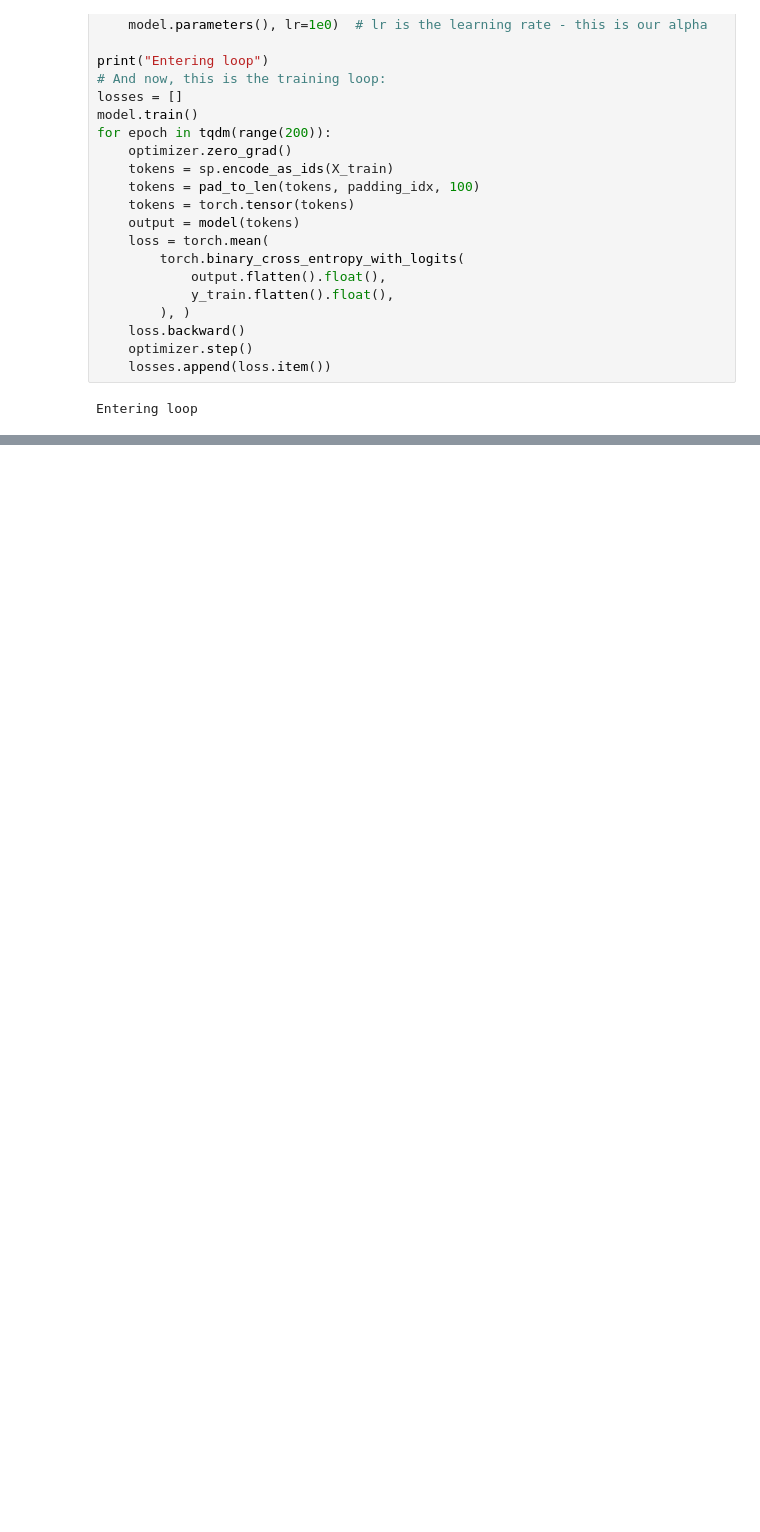
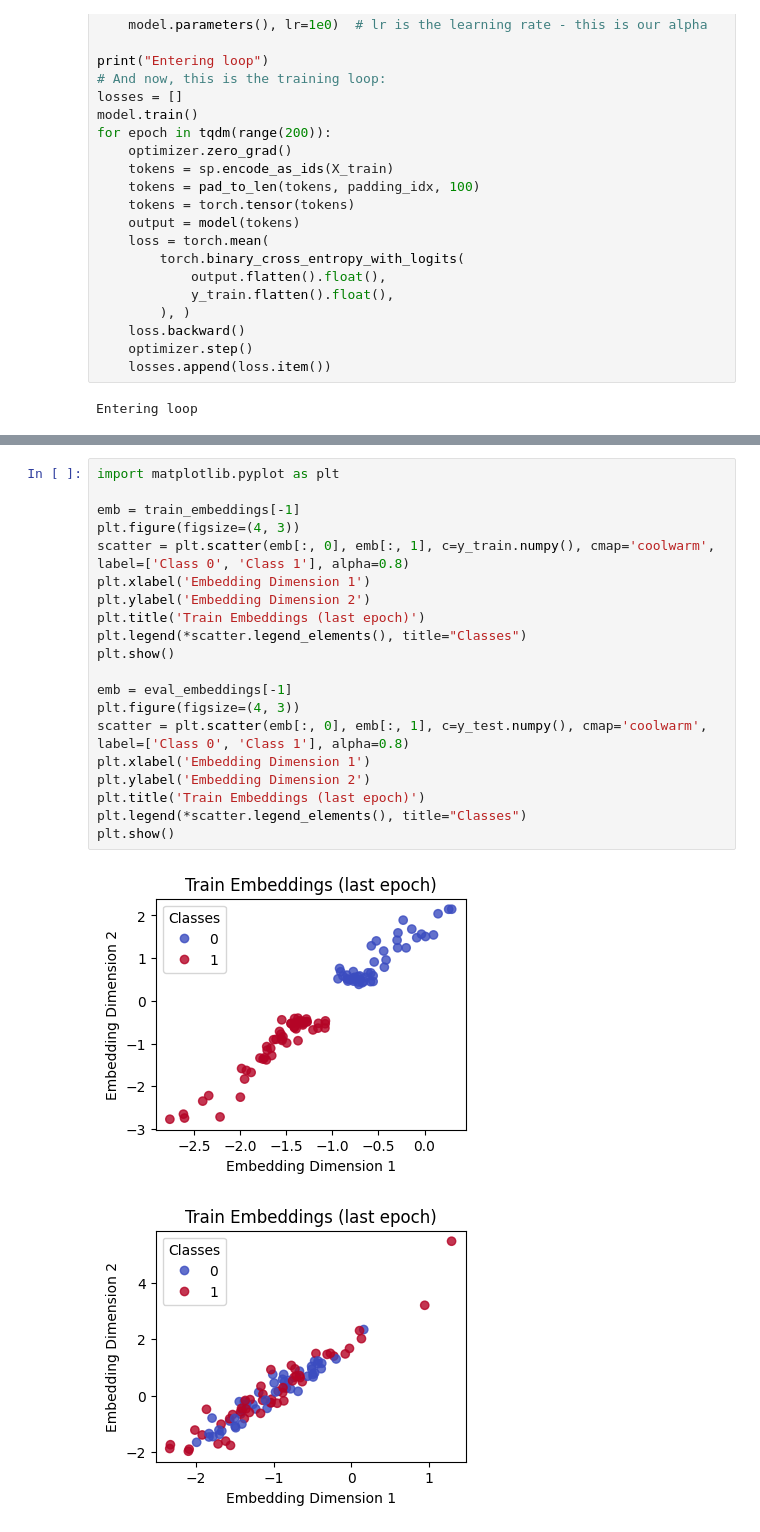
Before and after one commit to tiagoft/nlp_course, a Jupyter notebook: courseware/docs/language_models/03-end_to_end_neural_networks.ipynb, the cells around one changed output, grey strips where cells are left out. Cells and saved outputs as stored; diff of their text form; blank space fills up the shorter version.

```diff
--- a/courseware/docs/language_models/03-end_to_end_neural_networks.ipynb
+++ b/courseware/docs/language_models/03-end_to_end_neural_networks.ipynb
@@ -620,0 +664,23 @@ Change the `forward` method in `SimpleClassifier` so that the mean only accounts
+# %%
+import matplotlib.pyplot as plt
+
+emb = train_embeddings[-1]
+plt.figure(figsize=(4, 3))
+scatter = plt.scatter(emb[:, 0], emb[:, 1], c=y_train.numpy(), cmap='coolwarm', label=['Class 0', 'Class 1'], alpha=0.8)
+plt.xlabel('Embedding Dimension 1')
+plt.ylabel('Embedding Dimension 2')
+plt.title('Train Embeddings (last epoch)')
+plt.legend(*scatter.legend_elements(), title="Classes")
+plt.show()
+
+emb = eval_embeddings[-1]
+plt.figure(figsize=(4, 3))
+scatter = plt.scatter(emb[:, 0], emb[:, 1], c=y_test.numpy(), cmap='coolwarm', label=['Class 0', 'Class 1'], alpha=0.8)
+plt.xlabel('Embedding Dimension 1')
+plt.ylabel('Embedding Dimension 2')
+plt.title('Train Embeddings (last epoch)')
+plt.legend(*scatter.legend_elements(), title="Classes")
+plt.show()
+# %% [output]
+[figure, added]
+[figure, added]
```
Also changed, not shown: parts of 19 cells of this notebook, 3 other files.
